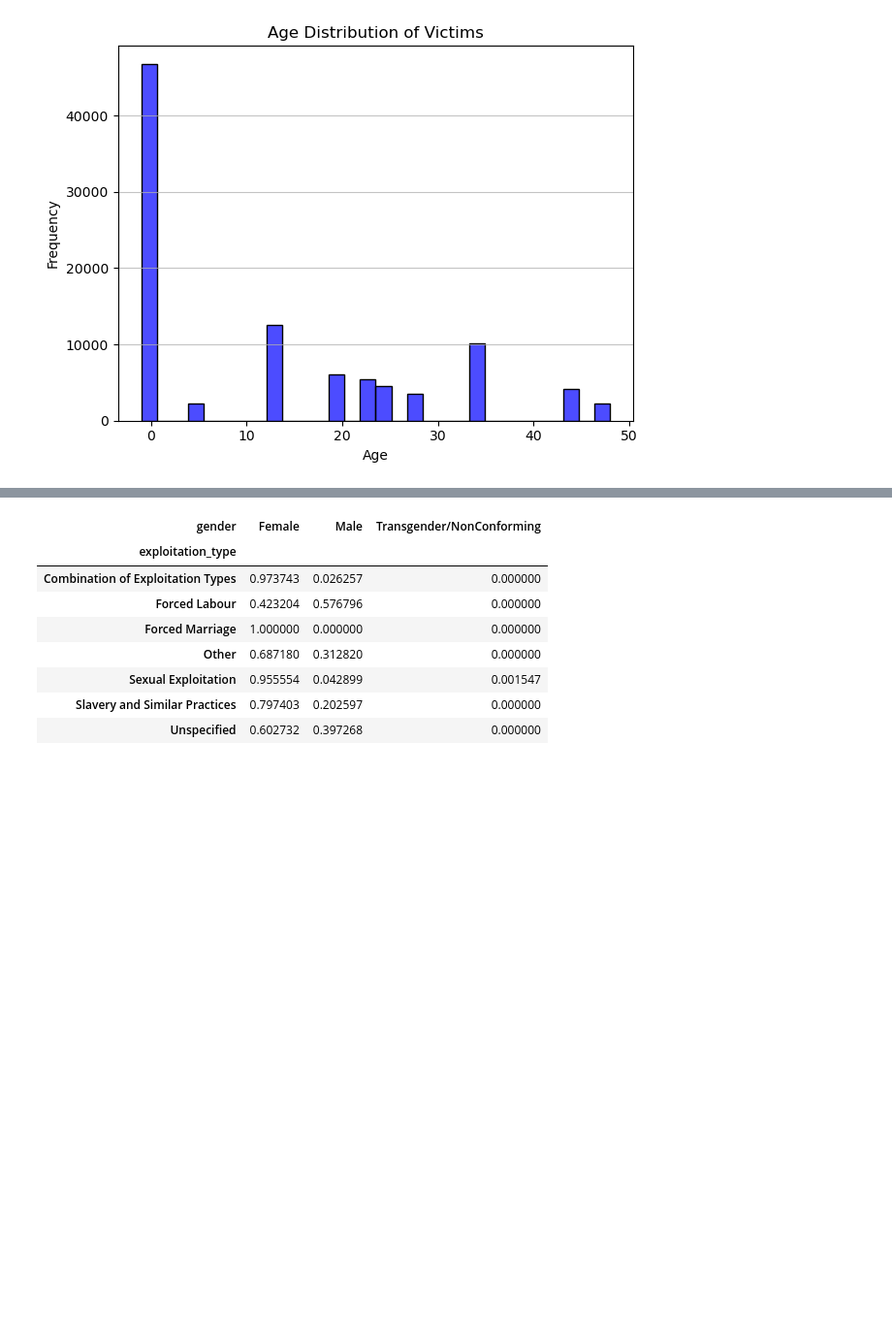
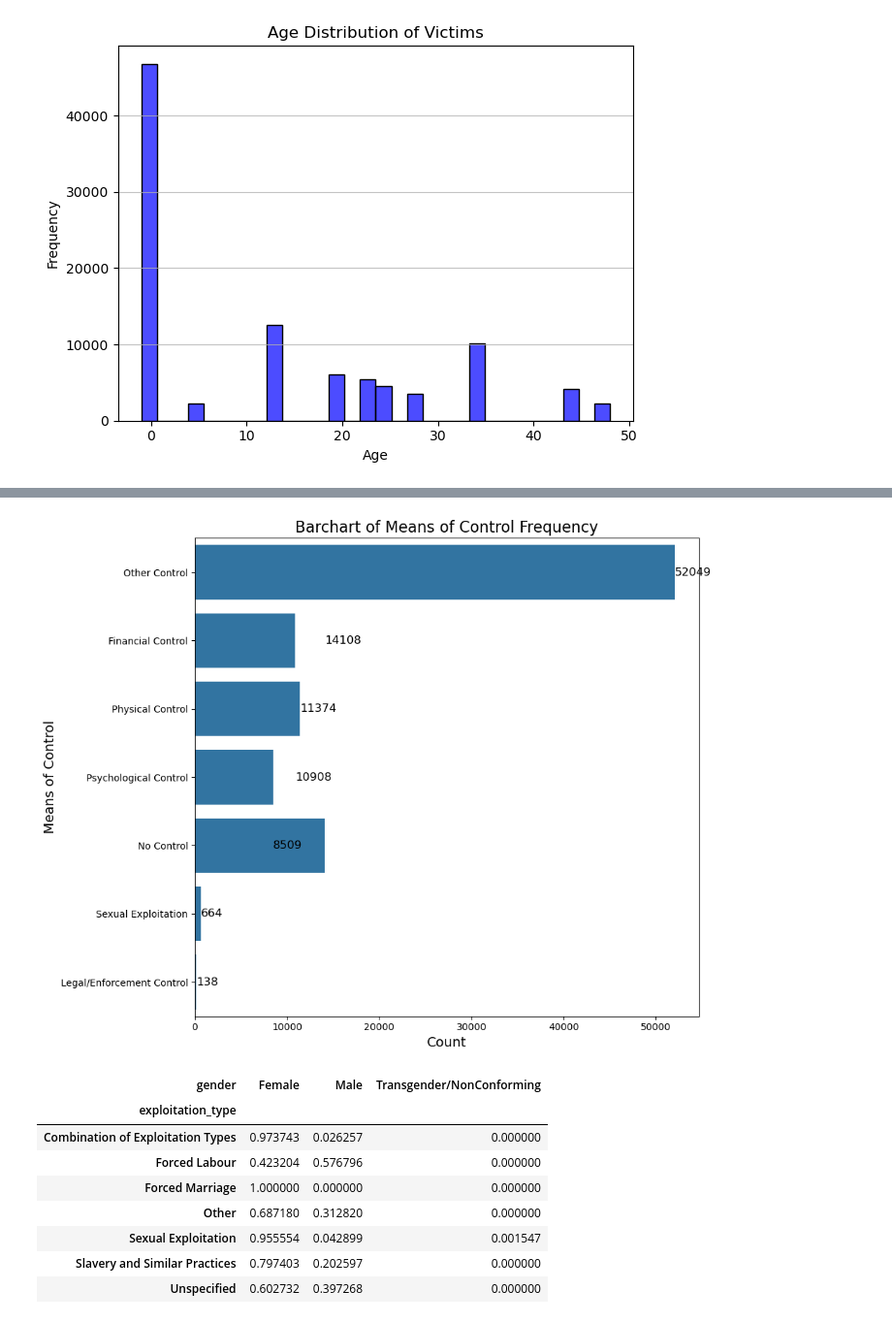
Before and after one commit to willanastas16/Ds4200-final, a Jupyter notebook: DS4200 Project _WORKING DOC.ipynb, the cells around one changed output, grey strips where cells are left out. Shown at 97% size. Drawn from its saved outputs; the diff is of its cells as text; code cells hidden in the pictures; blank space fills up the shorter version.

```diff
--- a/DS4200 Project _WORKING DOC.ipynb
+++ b/DS4200 Project _WORKING DOC.ipynb
@@ -233 +232,27 @@ plt.show()
+# %%
+#counts of each exploitation type
+
+counts = df_clean['means_of_control'].value_counts()
+
+counts = df_clean['means_of_control'].value_counts()
+
+# Create the horizontal countplot
+plt.figure(figsize=(10, 8))  # Set figure size
+fig1 = sns.countplot(y='means_of_control', data=df_clean)
+
+# Add count labels to the bars
+for i, value in enumerate(counts.values):
+    plt.text(value + 0.5, i, f'{value}', va='center', fontsize=12, color='black')
+
+# Set labels and title
+plt.xlabel('Count', fontsize=14)
+plt.ylabel('Means of Control', fontsize=14)
+plt.title('Barchart of Means of Control Frequency', fontsize=16)
+
+
+# Show plot
+plt.tight_layout()  # Adjust layout to prevent clipping of labels
+plt.show()
+# %% [output]
+[figure, added]
 # %%
```
Also changed, not shown: parts of 19 cells of this notebook.
